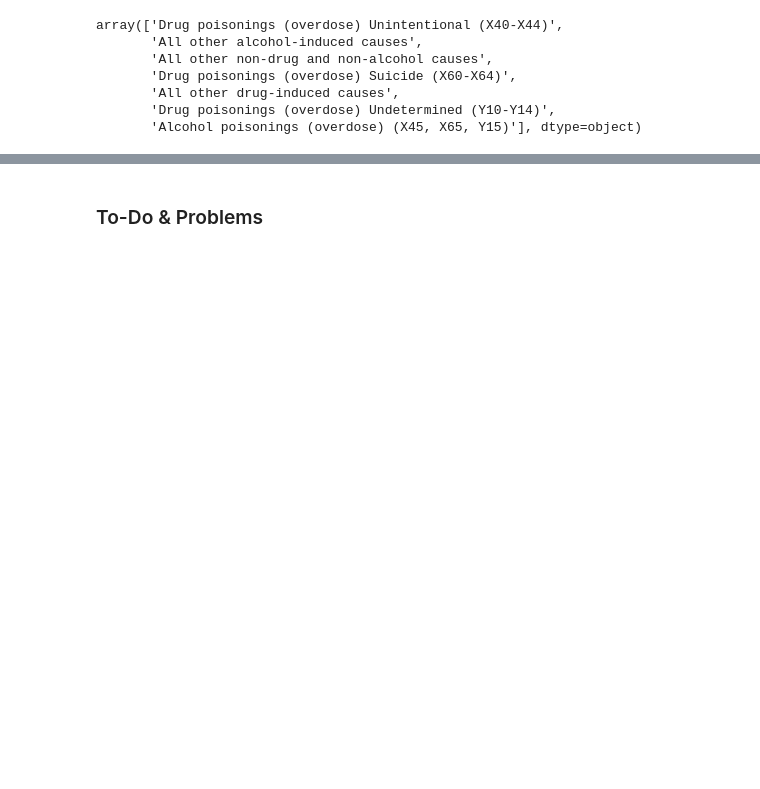
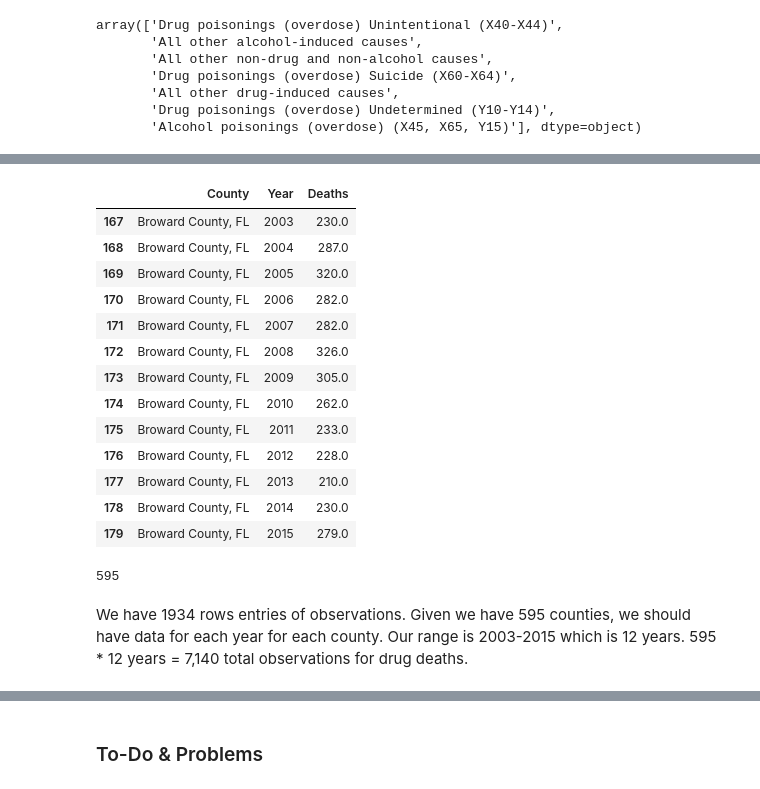
Before and after one commit to MIDS-at-Duke/opioid-2023-kml, a Jupyter notebook: cleaning_us_vital/load_us_vital.ipynb, the cells around one changed output, grey strips where cells are left out. Drawn from its saved outputs; the diff is of its cells as text; code cells hidden in the pictures; blank space fills up the shorter version.

Commit message:
everything but missing data filled

```diff
--- a/cleaning_us_vital/load_us_vital.ipynb
+++ b/cleaning_us_vital/load_us_vital.ipynb
@@ -150,0 +134,33 @@ final_temp_df.head(39)
+# %%
+filtered_df["Deaths"] = pd.to_numeric(filtered_df["Deaths"], errors="coerce")
+
+# Filter rows where the cause is 'Drug Causes'
+drug_causes_df = filtered_df[filtered_df["Drug/Alcohol Induced Cause"] == "Drug Causes"]
+
+# Group by 'County' and 'Year', then sum the 'Deaths'
+result_df = (
+    drug_causes_df.groupby(["County", "Year"]).agg({"Deaths": "sum"}).reset_index()
+)
+result_df[result_df["County"] == "Broward County, FL"]
+# %% [output]
+|  | County | Year | Deaths |
+| 167 | Broward County, FL | 2003 | 230.0 |
+| 168 | Broward County, FL | 2004 | 287.0 |
+| 169 | Broward County, FL | 2005 | 320.0 |
+| 170 | Broward County, FL | 2006 | 282.0 |
+| 171 | Broward County, FL | 2007 | 282.0 |
+| 172 | Broward County, FL | 2008 | 326.0 |
+| 173 | Broward County, FL | 2009 | 305.0 |
+| 174 | Broward County, FL | 2010 | 262.0 |
+| 175 | Broward County, FL | 2011 | 233.0 |
+| 176 | Broward County, FL | 2012 | 228.0 |
+| 177 | Broward County, FL | 2013 | 210.0 |
+| 178 | Broward County, FL | 2014 | 230.0 |
+| 179 | Broward County, FL | 2015 | 279.0 |
+# %%
+# 595 total counties
+filtered_df["County"].unique().size
+# %% [output]
+595
+# %% [markdown]
+We have 1934 rows entries of observations. Given we have 595 counties, we should have data for each year for each county. Our range is 2003-2015 which is 12 years. 595 * 12 years = 7,140 total observations for drug deaths.
```
Also changed, not shown: parts of 16 cells of this notebook, 3 other files.
